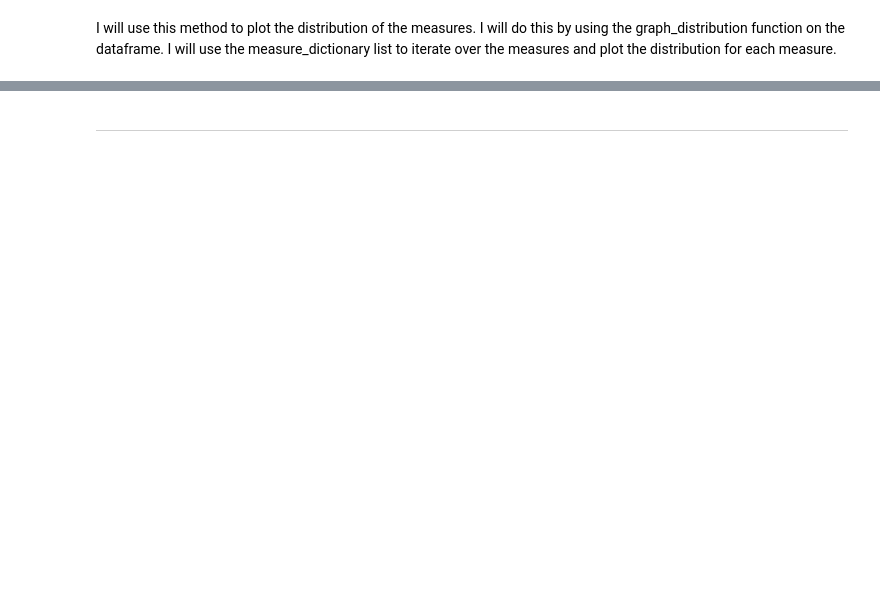
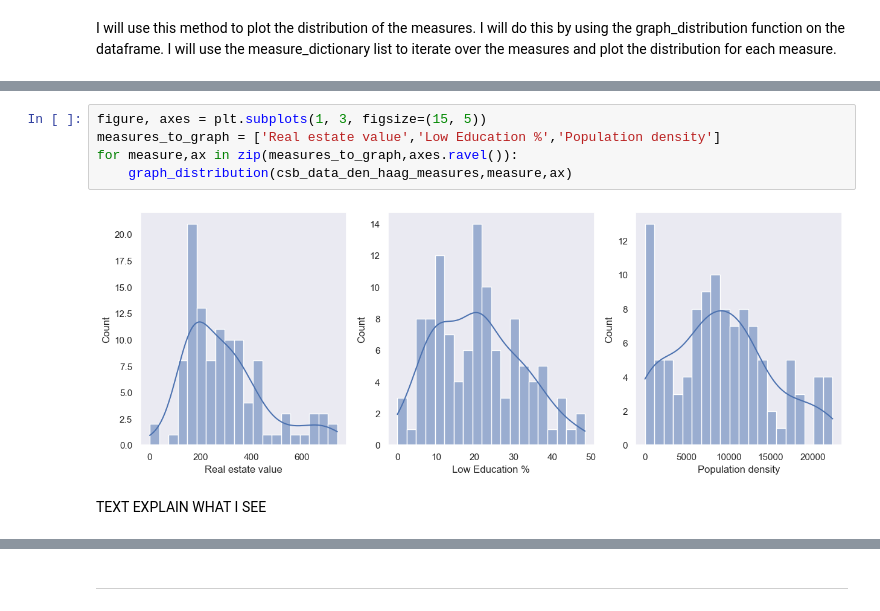
Before and after one commit to alex-dietz/intro-data-science, a Jupyter notebook: assignment-02/assignment-02.ipynb, the cells around one changed output, grey strips where cells are left out. Cells and saved outputs as stored; diff of their text form; blank space fills up the shorter version.

```diff
--- a/assignment-02/assignment-02.ipynb
+++ b/assignment-02/assignment-02.ipynb
@@ -351,0 +355,9 @@ for key,value in measure_dictionary.items():
+# %%
+figure, axes = plt.subplots(1, 3, figsize=(15, 5))
+measures_to_graph = ['Real estate value','Low Education %','Population density']
+for measure,ax in zip(measures_to_graph,axes.ravel()):
+    graph_distribution(csb_data_den_haag_measures,measure,ax)
+# %% [output]
+[figure, added]
+# %% [markdown]
+TEXT EXPLAIN WHAT I SEE
```
Also changed, not shown: parts of 61 cells of this notebook.
